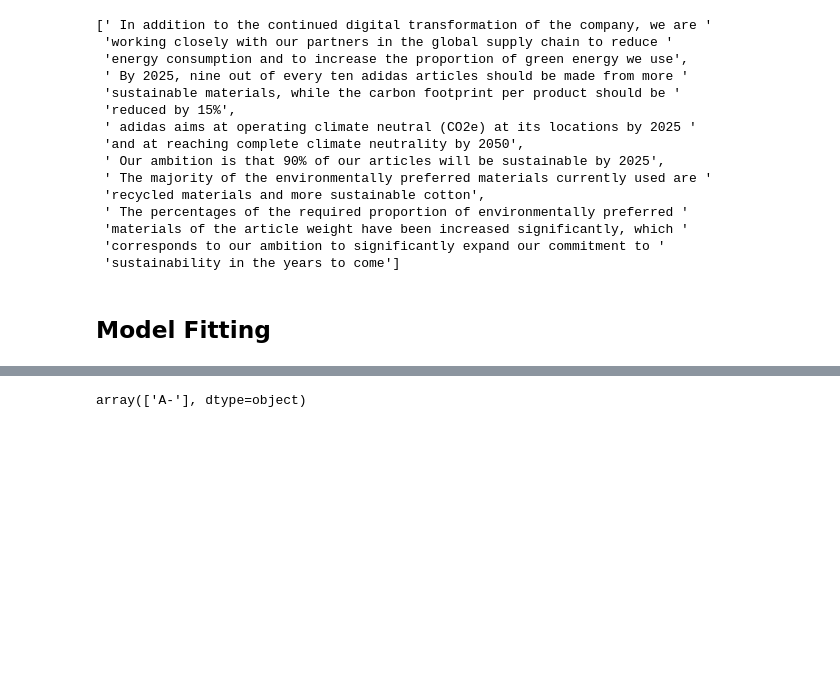
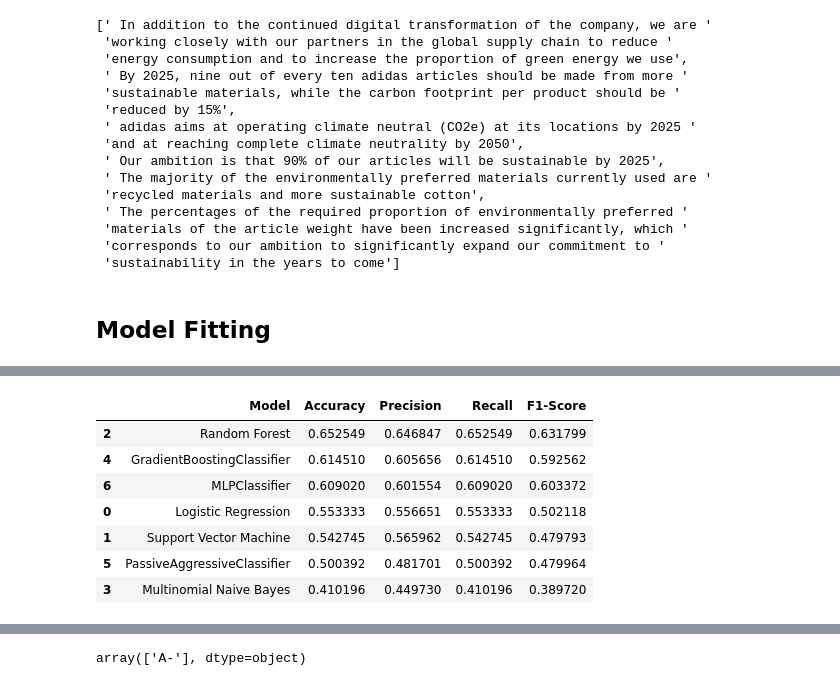
Before and after one commit to j-miskill/sustain-nlp, a Jupyter notebook: analysis.ipynb, the cells around one changed output, grey strips where cells are left out. Drawn from its saved outputs; the diff is of its cells as text; code cells hidden in the pictures; blank space fills up the shorter version.

```diff
--- a/analysis.ipynb
+++ b/analysis.ipynb
@@ -197,0 +182,36 @@ Confusion Matrix: [[ 174  474   64    6]
+# %%
+from sklearn.model_selection import train_test_split
+from sklearn.linear_model import LogisticRegression
+from sklearn.svm import SVC
+from sklearn.ensemble import RandomForestClassifier
+from sklearn.naive_bayes import MultinomialNB
+from sklearn.metrics import accuracy_score, confusion_matrix, classification_report
+from xgboost import XGBClassifier
+
+models = {
+    "Logistic Regression": LogisticRegression(random_state=1, max_iter=10000),
+    "Support Vector Machine": LinearSVC(random_state=1, max_iter=10000),
+    "Random Forest": RandomForestClassifier(random_state=1, n_estimators=100),
+    "Multinomial Naive Bayes": MultinomialNB(),
+    "GradientBoostingClassifier": GradientBoostingClassifier(random_state=1),
+    "PassiveAggressiveClassifier": PassiveAggressiveClassifier(max_iter=1000, random_state=1),
+    "MLPClassifier": MLPClassifier(hidden_layer_sizes=(100,), max_iter=1000, random_state=1)
+}
+
+results = []
+for name, model in models.items():
+    print(f"Training Model: {name}")
+    model.fit(X_train, y_train)
+    y_pred = model.predict(X_test)
+
+    accuracy = accuracy_score(y_test, y_pred)
+    report = classification_report(y_test, y_pred, output_dict=True)
+    result = {
+        "Model": name,
+        "Accuracy": accuracy,
+        "Precision": report['weighted avg']['precision'],
+        "Recall": report['weighted avg']['recall'],
+        "F1-Score": report['weighted avg']['f1-score']
+    }
+    results.append(result)
+results_df = pd.DataFrame(results)
@@ -197,0 +226,12 @@ Confusion Matrix: [[ 174  474   64    6]
+# %%
+results_df.sort_values(by="Accuracy", ascending=False, inplace=True)
+results_df
+# %% [output]
+|  | Model | Accuracy | Precision | Recall | F1-Score |
+| 2 | Random Forest | 0.652549 | 0.646847 | 0.652549 | 0.631799 |
+| 4 | GradientBoostingClassifier | 0.614510 | 0.605656 | 0.614510 | 0.592562 |
+| 6 | MLPClassifier | 0.609020 | 0.601554 | 0.609020 | 0.603372 |
+| 0 | Logistic Regression | 0.553333 | 0.556651 | 0.553333 | 0.502118 |
+| 1 | Support Vector Machine | 0.542745 | 0.565962 | 0.542745 | 0.479793 |
+| 5 | PassiveAggressiveClassifier | 0.500392 | 0.481701 | 0.500392 | 0.479964 |
+| 3 | Multinomial Naive Bayes | 0.410196 | 0.449730 | 0.410196 | 0.389720 |
```
Also changed, not shown: parts of 4 cells of this notebook.
